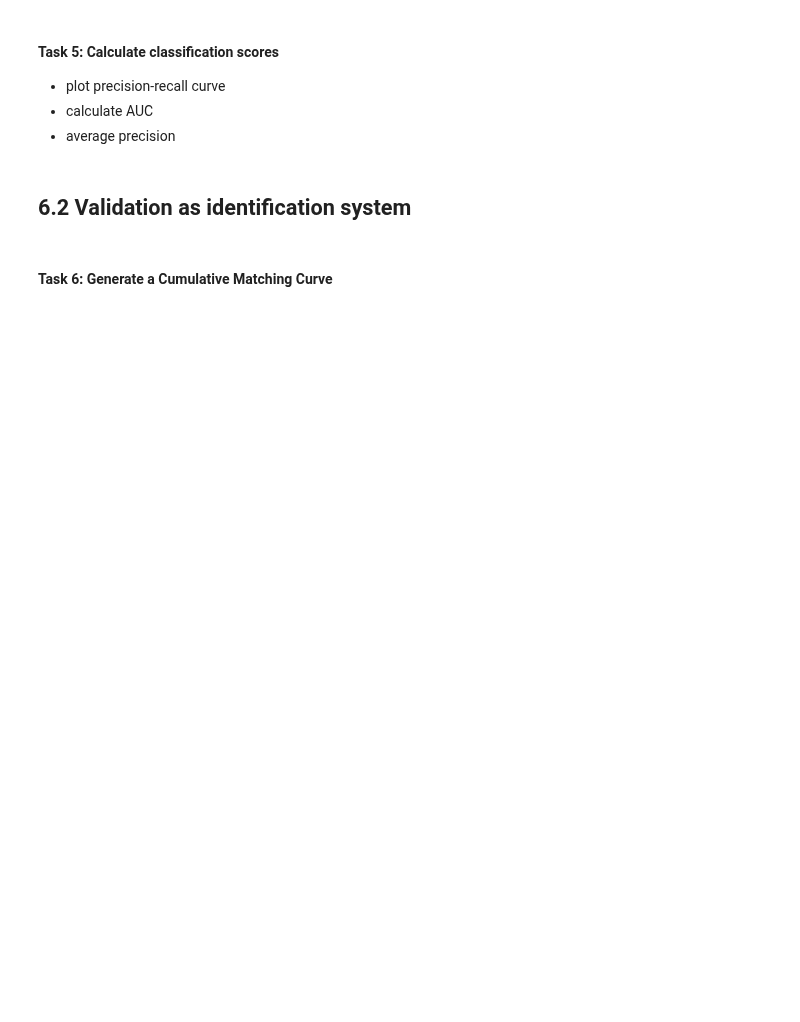
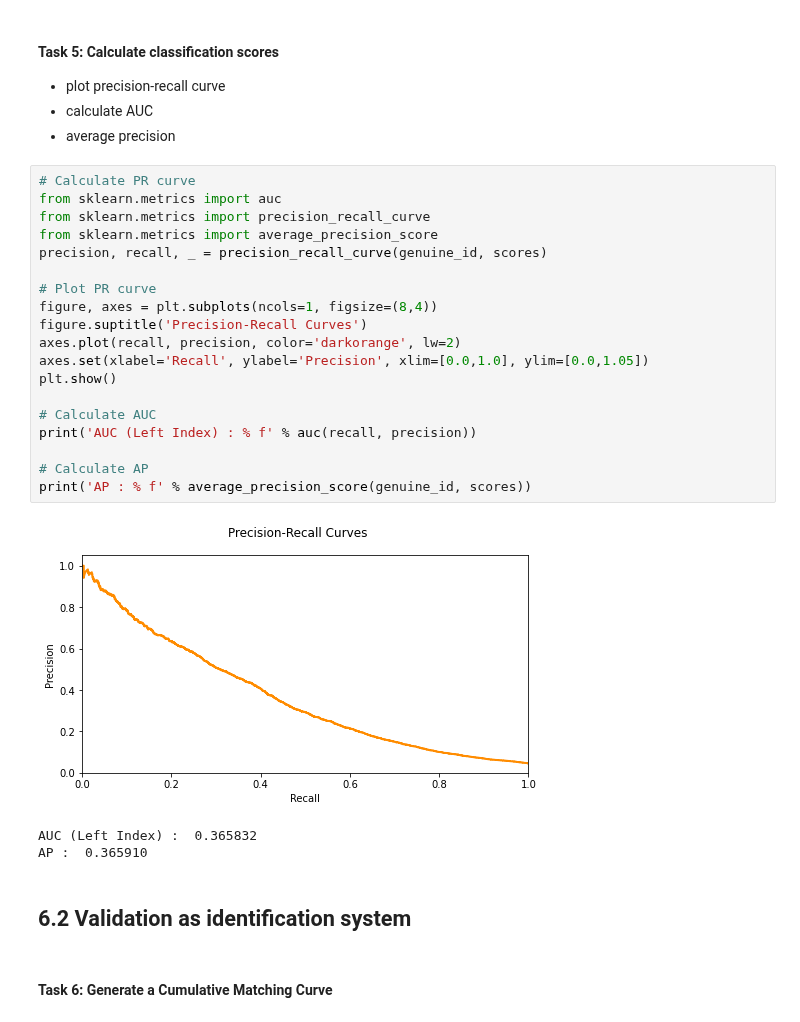
Before and after one commit to BrunoVandekerkhove/biometric-systems, a Jupyter notebook: face_recognition/facial_recognition.ipynb, the cells around one changed output. Drawn from its saved outputs; the diff is of its cells as text; blank space fills up the shorter version.

```diff
--- a/face_recognition/facial_recognition.ipynb
+++ b/face_recognition/facial_recognition.ipynb
@@ -455,6 +505,29 @@ In this section you can re-use the code you developed for validation in the prev
 * plot precision-recall curve
 * calculate AUC
 * average precision
+# %%
+# Calculate PR curve
+from sklearn.metrics import auc
+from sklearn.metrics import precision_recall_curve
+from sklearn.metrics import average_precision_score
+precision, recall, _ = precision_recall_curve(genuine_id, scores)
+
+# Plot PR curve
+figure, axes = plt.subplots(ncols=1, figsize=(8,4))
+figure.suptitle('Precision-Recall Curves')
+axes.plot(recall, precision, color='darkorange', lw=2)
+axes.set(xlabel='Recall', ylabel='Precision', xlim=[0.0,1.0], ylim=[0.0,1.05])
+plt.show()
+
+# Calculate AUC
+print('AUC (Left Index) : % f' % auc(recall, precision))
+
+# Calculate AP
+print('AP : % f' % average_precision_score(genuine_id, scores))
+# %% [output]
+[figure, added]
+AUC (Left Index) :  0.365832
+AP :  0.365910
 # %% [markdown]
 ## 6.2 Validation as identification system
 # %% [markdown]
```
Also changed, not shown: parts of 18 cells of this notebook.
